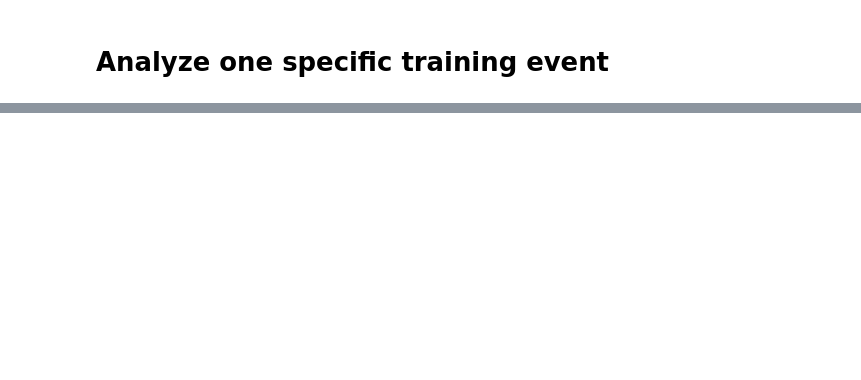
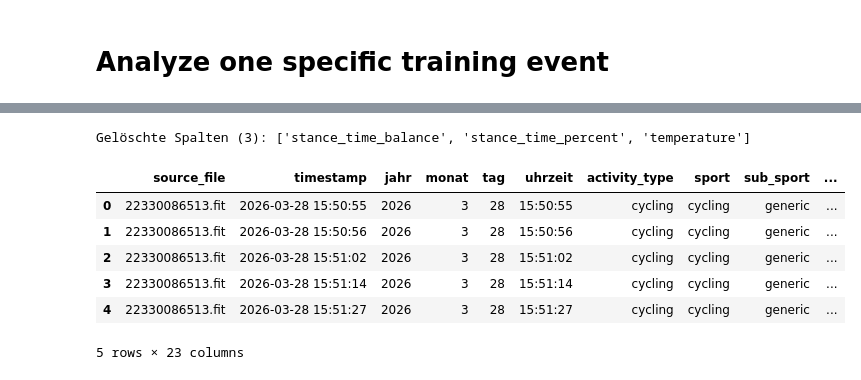
Before and after one commit to Sebastian1981/AI_Coach, a Jupyter notebook: poc/poc.ipynb, the cells around one changed output, grey strips where cells are left out. Drawn from its saved outputs; the diff is of its cells as text; code cells hidden in the pictures; blank space fills up the shorter version.

```diff
--- a/poc/poc.ipynb
+++ b/poc/poc.ipynb
@@ -356,0 +396,21 @@ df_all.head()
+# %%
+def drop_high_missing(df: pd.DataFrame, threshold: float = 50.0) -> pd.DataFrame:
+    missing_pct = df.isna().mean() * 100
+    keep = missing_pct[missing_pct <= threshold].index
+    dropped = missing_pct[missing_pct > threshold].index.tolist()
+    print(f"Gelöschte Spalten ({len(dropped)}): {dropped}")
+    return df[keep]
+# %%
+df_all = drop_high_missing(df_all, threshold=90.0)
+# %% [output]
+Gelöschte Spalten (3): ['stance_time_balance', 'stance_time_percent', 'temperature']
+# %%
+df_all.head()
+# %% [output]
+|  | source_file | timestamp | jahr | monat | tag | uhrzeit | activity_type | sport | sub_sport | ... |
+| 0 | 22330086513.fit | 2026-03-28 15:50:55 | 2026 | 3 | 28 | 15:50:55 | cycling | cycling | generic | ... |
+| 1 | 22330086513.fit | 2026-03-28 15:50:56 | 2026 | 3 | 28 | 15:50:56 | cycling | cycling | generic | ... |
+| 2 | 22330086513.fit | 2026-03-28 15:51:02 | 2026 | 3 | 28 | 15:51:02 | cycling | cycling | generic | ... |
+| 3 | 22330086513.fit | 2026-03-28 15:51:14 | 2026 | 3 | 28 | 15:51:14 | cycling | cycling | generic | ... |
+| 4 | 22330086513.fit | 2026-03-28 15:51:27 | 2026 | 3 | 28 | 15:51:27 | cycling | cycling | generic | ... |
+5 rows × 23 columns
```
Also changed, not shown: parts of 8 cells of this notebook.
